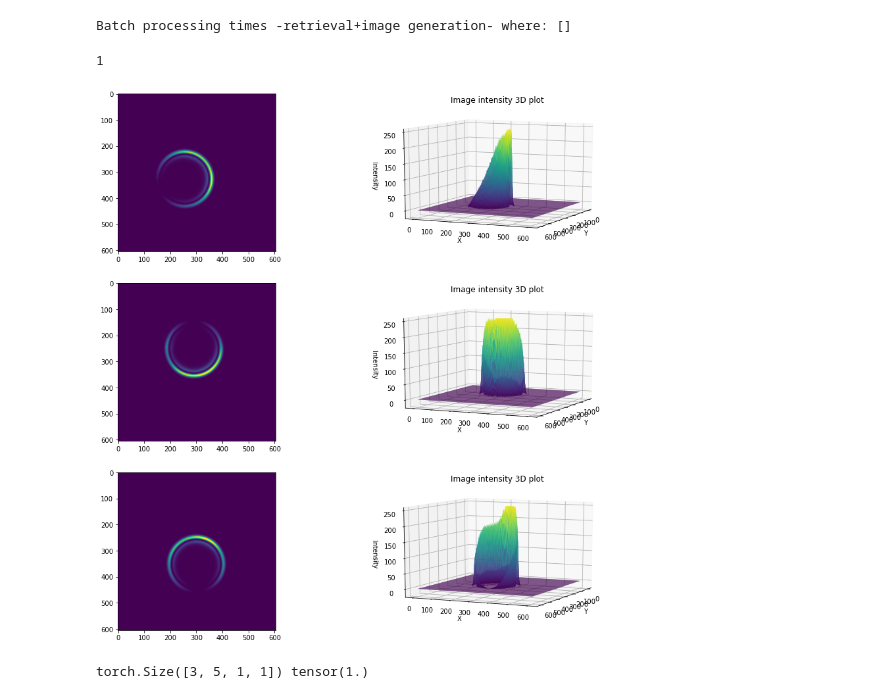
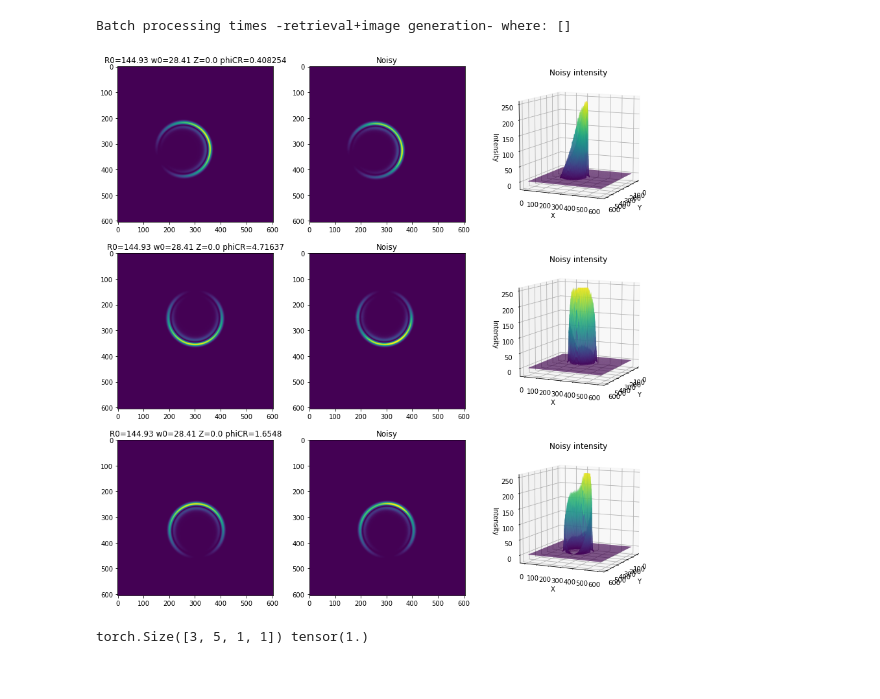
Before and after one commit to Oiangu9/Conical_Refraction_Polarimeter, a Jupyter notebook: LAB/DEEP_LEARNING/Dataset_Generator/NOTEBOOK_Test_Image_Retrieval_from_D_Matrix.ipynb, the cells around one changed output. Cells and saved outputs as stored; diff of their text form; code cells hidden in the pictures.

```diff
--- a/LAB/DEEP_LEARNING/Dataset_Generator/NOTEBOOK_Test_Image_Retrieval_from_D_Matrix.ipynb
+++ b/LAB/DEEP_LEARNING/Dataset_Generator/NOTEBOOK_Test_Image_Retrieval_from_D_Matrix.ipynb
@@ -422,7 +422,7 @@ class CR_Dataset(Dataset):
 
 
         phiCRs = torch.FloatTensor(self.batch_size, 1, 1).uniform_(0, 2*np.pi).to(self.device) #[batch_size, 1, 1]
-        images = D_mats[0]+D_mats[1]*torch.cos(phiCRs-self.phis) #[batch_size, Nx,Ny]
+        neat_images = D_mats[0]+D_mats[1]*torch.cos(phiCRs-self.phis) #[batch_size, Nx,Ny]
 
         if self.apply_noise:
             if self.all_stregths_random_per_epoch:
@@ -431,25 +431,29 @@ class CR_Dataset(Dataset):
                 self.blob_strength = self.max_blob_strength*np.random.rand()
 
             # Apply precamera noise to images (while still floats)
-            images = self.apply_random_pre_camera_noises(images)
+            spoiled_images = self.apply_random_pre_camera_noises(neat_images)
 
         # convert images to selected uint format
-        images = (self.max_intensity*(images/images.amax(dim=(1,2), keepdim=True)[0].unsqueeze(1)))
+        spoiled_images = (self.max_intensity*(spoiled_images/spoiled_images.amax(dim=(1,2), keepdim=True)[0].unsqueeze(1)))
 
         if self.apply_noise:
             # Apply camera noises (now that normalized and integers)
-            images = self.apply_random_camera_noises(images)
+            spoiled_images = self.apply_random_camera_noises(spoiled_images)
 
-        images = images.type(self.im_type)
+        spoiled_images = spoiled_images.type(self.im_type)
+
+        neat_images = (self.max_intensity*(neat_images/neat_images.amax(dim=(1,2), keepdim=True)[0].unsqueeze(1))).type(self.im_type)
+
 
         # get iX images
-        images = self.compute_raw_to_centered_iX(images) #[batch_size, 2X+1, 2X+1]
+        neat_images = self.compute_raw_to_centered_iX(neat_images) #[batch_size, 2X+1, 2X+1]
+        spoiled_images = self.compute_raw_to_centered_iX(spoiled_images) #[batch_size, 2X+1, 2X+1]
         labels = torch.Tensor([[float(self.R0s[R0_w0_Z_idxs[0]]), float(self.w0s[R0_w0_Z_idxs[1]]),
                                float(self.Zs[R0_w0_Z_idxs[2]])]]).to(self.device) #[1,4]
         labels = torch.hstack( ( labels.expand(self.batch_size, 3), phiCRs.squeeze(2) ) ) #[4, batch_size]
         del D_mats, phiCRs
         torch.cuda.empty_cache()
-        return images, labels #[ batch_size, 2X+1, 2X+1] and [batch_size, 4]
+        return spoiled_images, labels, neat_images #[ batch_size, 2X+1, 2X+1] and [batch_size, 4]
         # The whole batch is already in the GPU, since to process it we wanted it to be there
 # %% [output]
 cuda:0
@@ -502,7 +502,7 @@ for i in sampler: # outputea por cada batch un index
     t=time()
     ims = dataset[i]
     break
-    ims, lab=dataset[i]
+    ims, lab, neat_ims=dataset[i]
     times.append(time()-t)
     #print(ims.shape, lab.shape, ims.is_cuda, lab.is_cuda, ims.dtype, lab.dtype)
     for j in range(ims.shape[0]):
@@ -584,7 +584,7 @@ import cv2
 times=[]
 for i in sampler: # outputea por cada batch un index
     t=time()
-    ims = dataset[i]
+    ims,lab,  neat_ims = dataset[i]
     break
     ims, lab=dataset[i]
     times.append(time()-t)
@@ -623,43 +623,44 @@ dataset = CR_Dataset(D_matrix_file_path="/home/melanie/Desktop/Conical_Refractio
 times=[]
 for i in sampler: # outputea por cada batch un index
     t=time()
-    ims, labs = dataset[i]
+    ims, labs, neat_ims = dataset[i]
     break
 
 nims = np.asarray(ims.to('cpu'))
+nneat_ims =np.asarray(neat_ims.to('cpu'))
-# %% [output]
-1
 # %%
 import matplotlib.pyplot as plt
 from mpl_toolkits.mplot3d import Axes3D
 %matplotlib inline
 
-
-fig, axes = plt.subplots(nims.shape[0]-2,2,figsize=(15,15))
-for i in range(nims.shape[0]-2):
-    axes[i, 0].imshow(nims[i])
-    #axes[i, 1].imshow(noisy_nims[i])
-    axes[i, 1].set_visible(False)
-    ax = fig.add_subplot(int(f"{nims.shape[0]-2}2{i*2+2}"), projection='3d')
+ims_to_show=min(3, nims.shape[0])
+fig, axes = plt.subplots(ims_to_show,3,figsize=(15,15))
+for i in range(ims_to_show):
+    axes[i, 0].imshow(nneat_ims[i])
+    axes[i,0].set_title(f"R0={labs[i][0].item():.5} w0={labs[i][1].item():.4} Z={labs[i][2].item():.2} phiCR={labs[i][3].item():.6}")
+    axes[i, 1].imshow(nims[i])
+    axes[i,1].set_title(f"Noisy")
+    axes[i, 2].set_visible(False)
+    ax = fig.add_subplot(int(f"{ims_to_show}3{i*3+3}"), projection='3d')
     X,Y = np.meshgrid(np.arange(nims.shape[1]),np.arange(nims.shape[2]))
     theta=25
     phi=30
-    plot3d_resolution = 0.7
+    plot3d_resolution = 0.4
     ax.plot_surface(X, Y, nims[i].T, rcount=int(nims.shape[1]*plot3d_resolution), ccount=int(nims.shape[2]*plot3d_resolution), cmap='viridis') # rstride=1, cstride=1, linewidth=0
     #cset = ax.contourf(X, Y, im, 2, zdir='z', offset=-20, cmap='viridis', alpha=0.5)
     #cset = ax.contourf(X, Y, im, 1, zdir='x', offset=-8, cmap='viridis')
     #cset = ax.contourf(X, Y, im, 1, zdir='y', offset=0, cmap='viridis')
     ax.set_xlabel('Y')
     #ax.set_xlim(-8, 8)
     ax.set_ylabel('X')
     #ax.set_ylim(-10, 8)
     ax.set_zlabel('Intensity')
     ax.set_zlim(-0.078*np.max(nims[i]), np.max(nims[i]))
-    ax.set_title("Image intensity 3D plot")
+    ax.set_title("Noisy intensity")
     ax.view_init(10, theta)
 plt.show()
 # %% [output]
-[figure, old version]
+[figure, new version]
 # %%
 strengths = torch.rand(size=(3, ims.shape[0], 1,1)) #[3, batch_size, 1,1]
 
```
Also changed, not shown: parts of 1 cell of this notebook, 1 other file.
